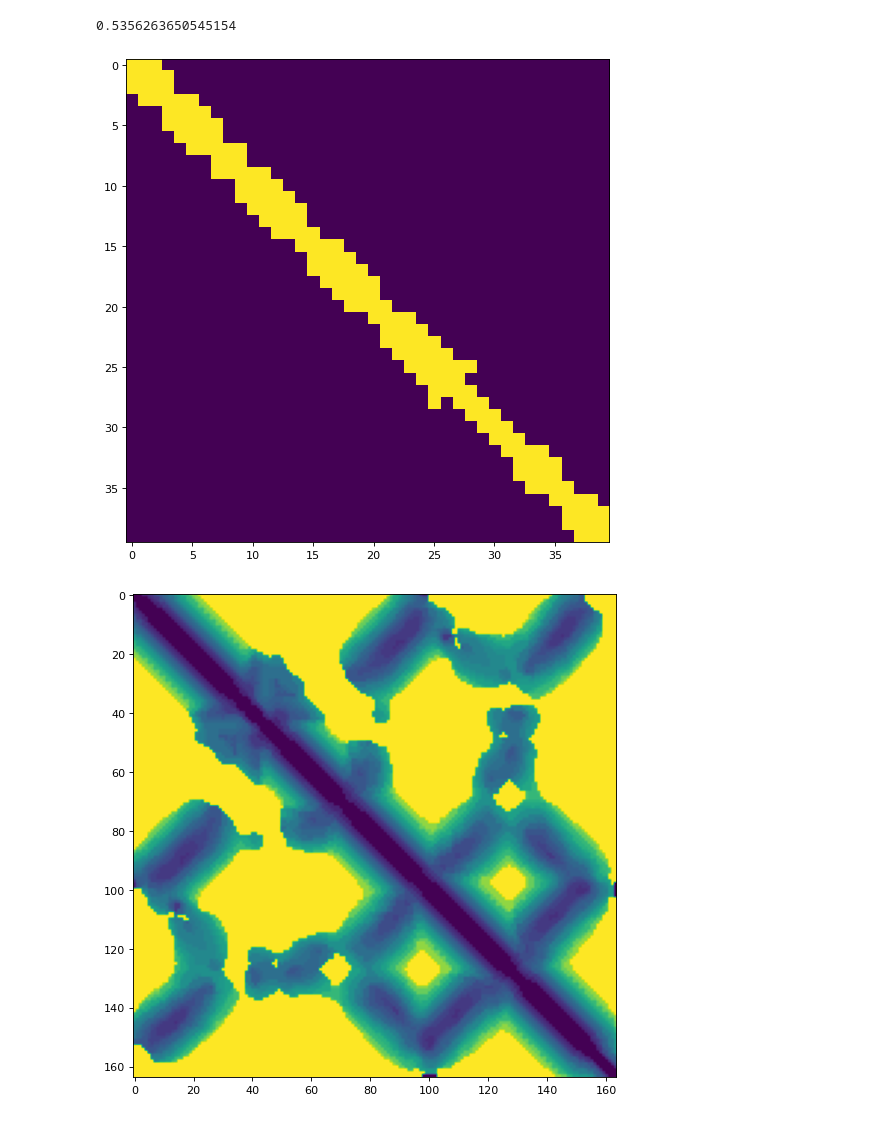
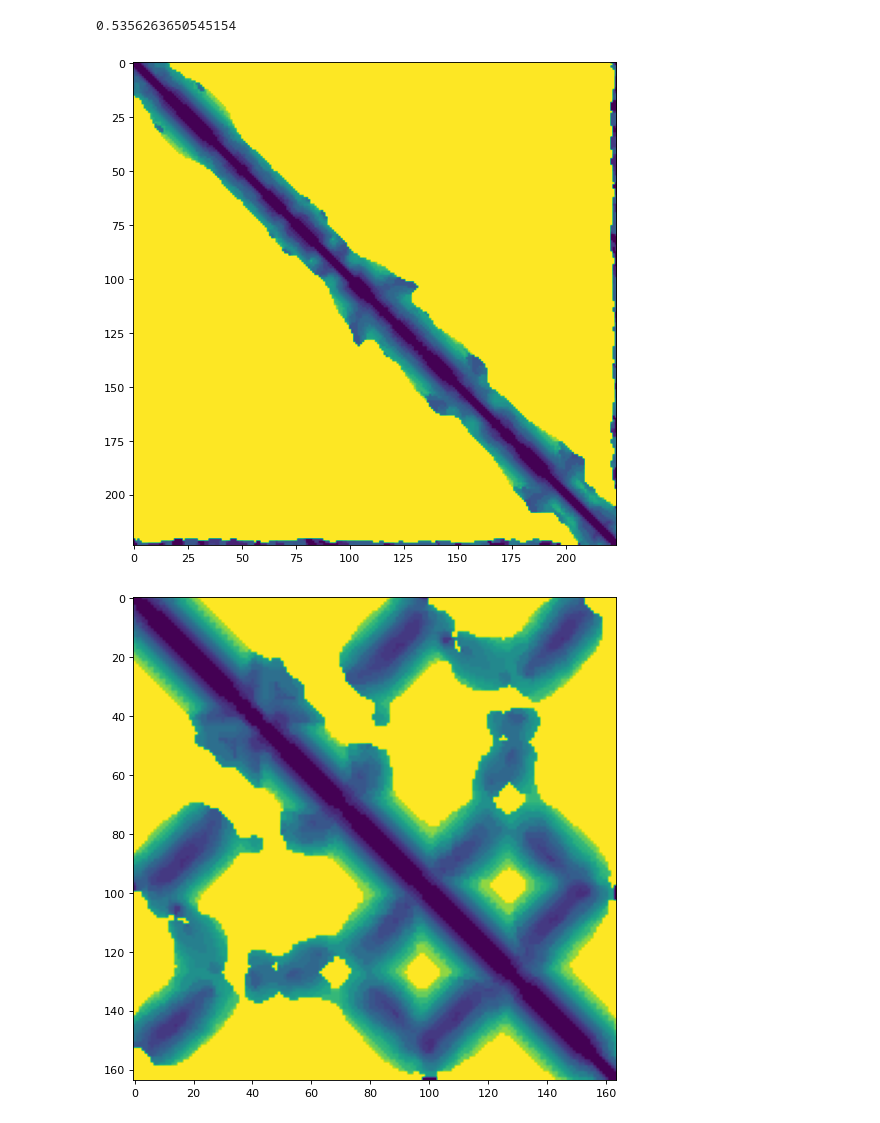
Before and after one commit to ychuhp/scoring_random_omega, a Jupyter notebook: Untitled.ipynb, the cells around one changed output. Saved outputs shown, nothing was run; the diff lists cells and outputs as text; code cells hidden in the pictures.

Commit message:
update and add new distm

```diff
--- a/Untitled.ipynb
+++ b/Untitled.ipynb
@@ -177,9 +177,9 @@ save_image( torch.load('af_distm/dist'), 'img2d.png' )
 # %%
 import util
 import torch
-util.plot_image( torch.load('af2_distm_arg/confidence_mask') )
+util.plot_image( torch.load('cust_distm_cdpk/dist') )
 # %% [output]
-[figure, old version]
+[figure, new version]
 # %%
 x = torch.load('confidence_mask')
 x = torch.load('dist')
```
Also changed, not shown: parts of 3 cells of this notebook, 10 other files.
